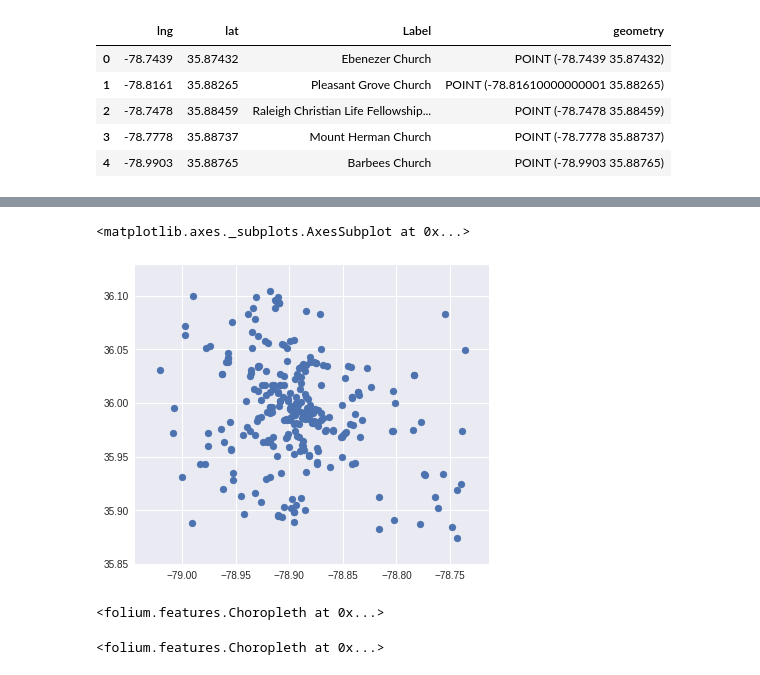
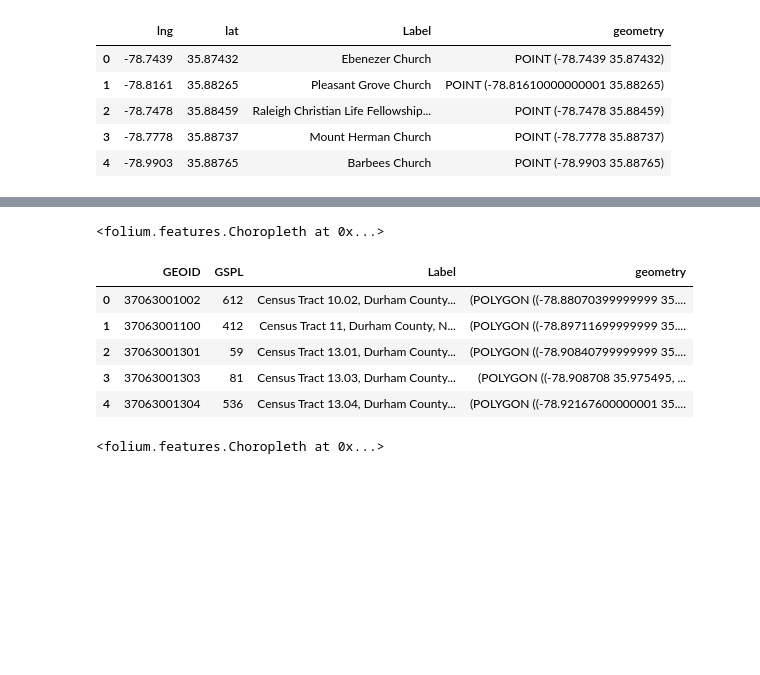
Before and after one commit to garrisonreid/DurhamFoodLocations, a Jupyter notebook: Durham_Summer_Meals_Map.ipynb, the cells around one changed output, grey strips where cells are left out. Cells and saved outputs as stored; diff of their text form; code cells hidden in the pictures; blank space fills up the shorter version.

```diff
--- a/Durham_Summer_Meals_Map.ipynb
+++ b/Durham_Summer_Meals_Map.ipynb
@@ -93,5 +87,0 @@ pickupLocations.plot()
-# %%
-churchLocations.plot()
-# %% [output]
-<matplotlib.axes._subplots.AxesSubplot at 0x...>
-[figure, removed]
@@ -120,2 +116,15 @@ folium.Choropleth(
 # %% [output]
 <folium.features.Choropleth at 0x...>
+# %%
+tracts = gpd.read_file("https://raw.githubusercontent.com/garrisonreid/DurhamFoodLocations/master/durham_tracts.geojson")
+tracts.head()
+
+enrollment = pd.DataFrame(tracts)
+enrollment.head()
+# %% [output]
+|  | GEOID | GSPL | Label | geometry |
+| 0 | 37063001002 | 612 | Census Tract 10.02, Durham County... | (POLYGON ((-78.88070399999999 35.... |
+| 1 | 37063001100 | 412 | Census Tract 11, Durham County, N... | (POLYGON ((-78.89711699999999 35.... |
+| 2 | 37063001301 | 59 | Census Tract 13.01, Durham County... | (POLYGON ((-78.90840799999999 35.... |
+| 3 | 37063001303 | 81 | Census Tract 13.03, Durham County... | (POLYGON ((-78.908708 35.975495, ... |
+| 4 | 37063001304 | 536 | Census Tract 13.04, Durham County... | (POLYGON ((-78.92167600000001 35.... |
```
Also changed, not shown: parts of 11 cells of this notebook.
